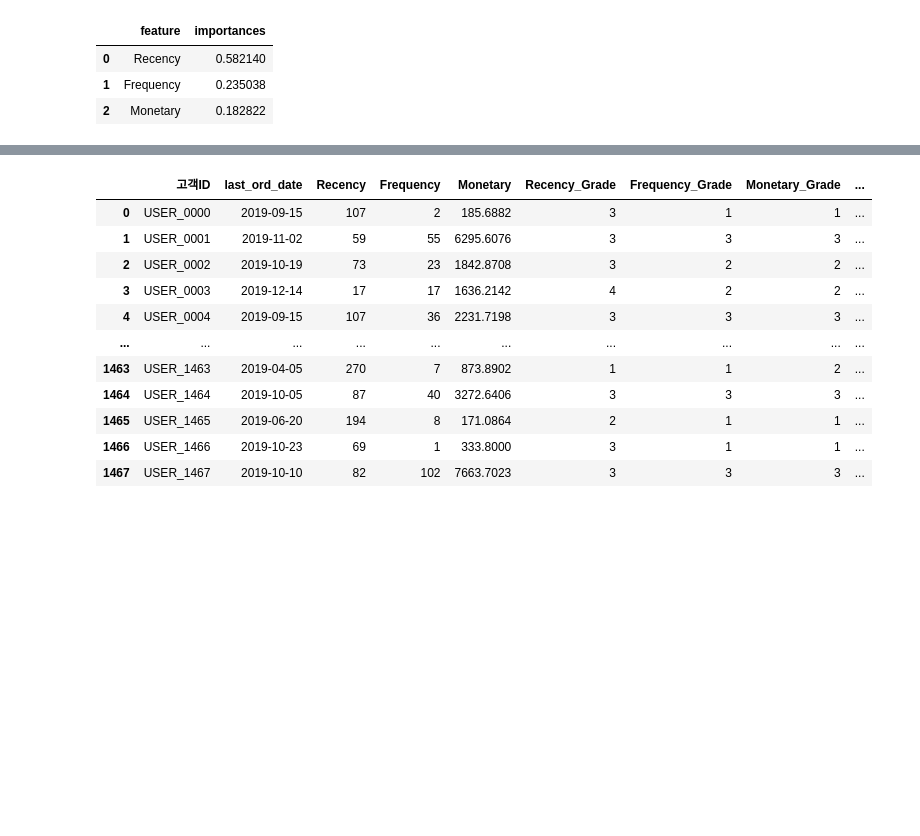
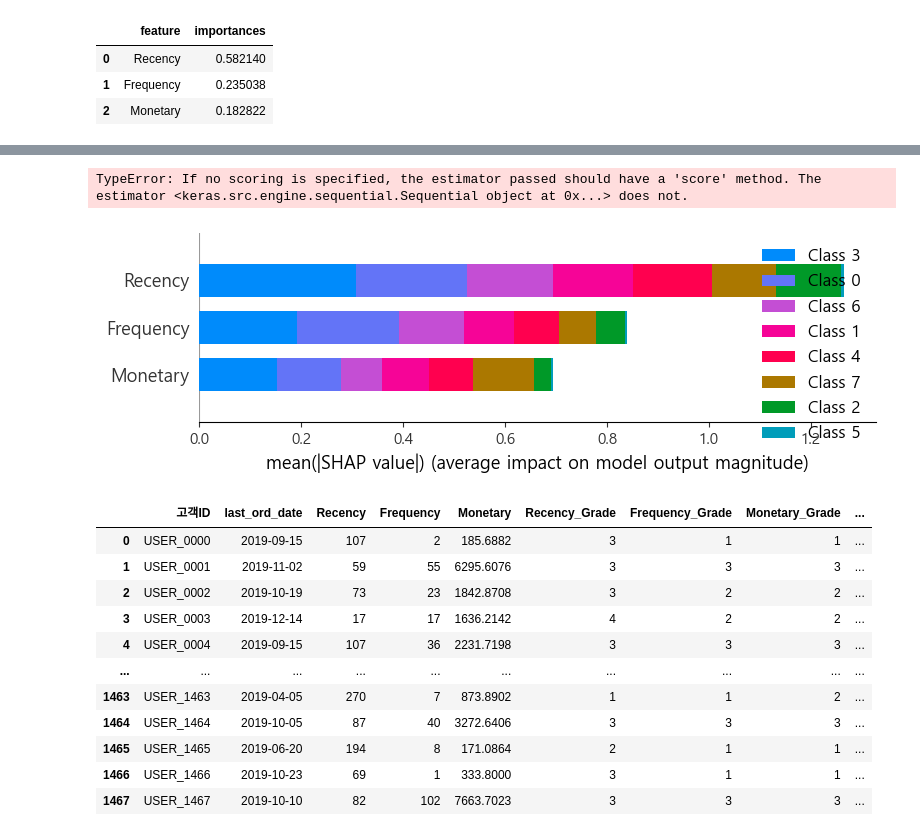
Before and after one commit to meo4739/Public_DACON_Cohort_RFM, a Jupyter notebook: cohort_RFM_ver1.ipynb, the cells around one changed output, grey strips where cells are left out. Cells and saved outputs as stored; diff of their text form; code cells hidden in the pictures; blank space fills up the shorter version.

```diff
--- a/cohort_RFM_ver1.ipynb
+++ b/cohort_RFM_ver1.ipynb
@@ -1056,3 +1209,30 @@ Best accuracy: 0.6342039887627406
+# %%
+from sklearn.inspection import permutation_importance
+import matplotlib.pyplot as plt
+
+# 모델 평가를 위해 test 데이터 사용
+result = permutation_importance(model, X_test, y_test, n_repeats=10, random_state=42, n_jobs=-1)
+
+# Permutation Importance 결과 시각화
+perm_sorted_idx = result.importances_mean.argsort()
+
+plt.figure(figsize=(10,8))
+plt.boxplot(result.importances[perm_sorted_idx].T, vert=False, labels=X_test.columns[perm_sorted_idx])
+plt.title("Permutation Importance (test set)")
+plt.tight_layout()
+plt.show()
+# %% [output]
+TypeError: If no scoring is specified, the estimator passed should have a 'score' method. The estimator <keras.src.engine.sequential.Sequential object at 0x...> does not.
+# %%
+import shap
+# SHAP Explainer 생성 및 SHAP 값 계산
+explainer = shap.DeepExplainer(model, X_train[:100].values) # 신경망 모델과 학습 데이터의 샘플 사용
+shap_values = explainer.shap_values(X_test.iloc[:100].values)
+
+# SHAP 값 시각화
+shap.summary_plot(shap_values, X_test.iloc[:100], plot_type="bar")
+# %% [output]
+[figure, added]
 # %%
 rfm_df_temp = feature_scoring(rfm_df_temp, importances_df,
                               ['Recency_Grade', 'Frequency_Grade', 'Monetary_Grade'], ['Recency', 'Frequency', 'Monetary'],
```
Also changed, not shown: parts of 14 cells of this notebook, 3 other files.
